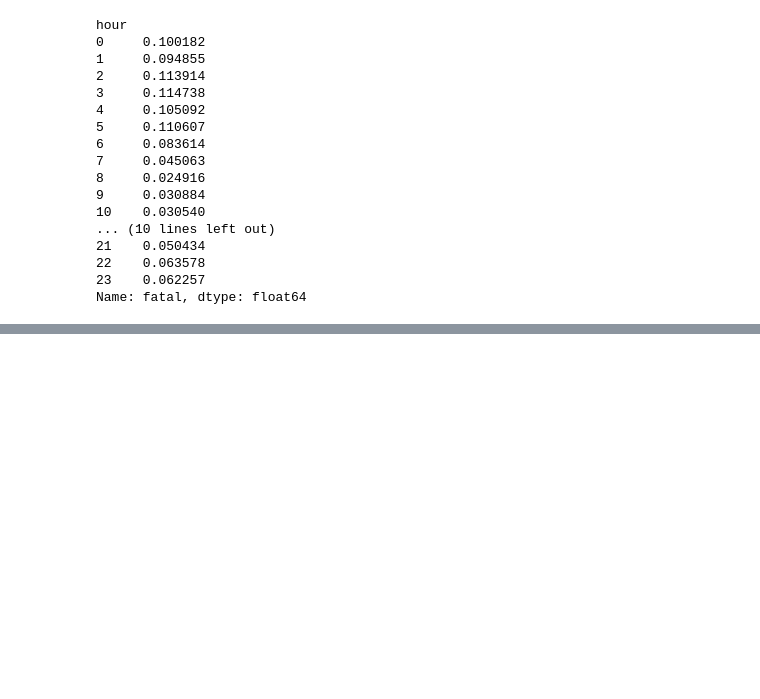
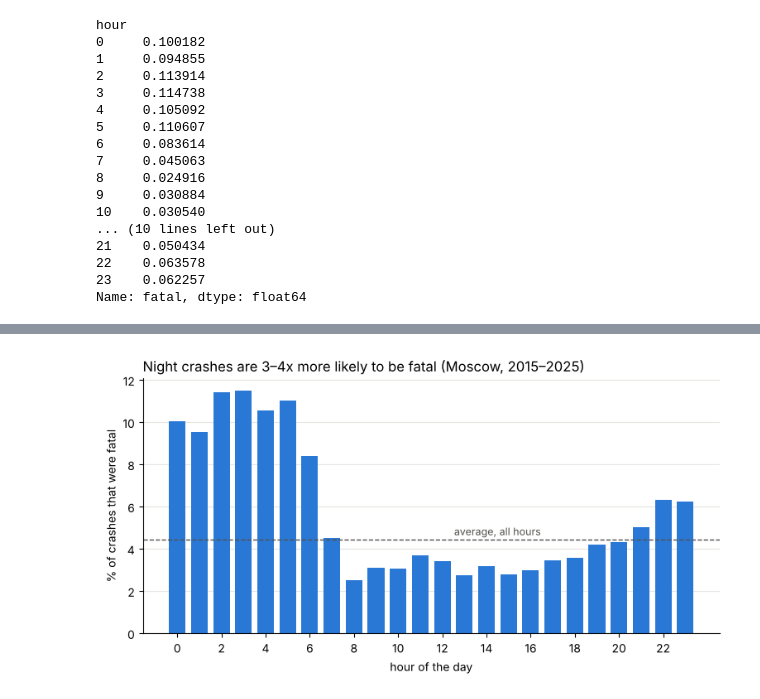
Before and after one commit to arseniyvizgalov/moscow-road-crash-risk, a Jupyter notebook: notebooks/01_explore.ipynb, the cells around one changed output, grey strips where cells are left out. Saved outputs shown, nothing was run; the diff lists cells and outputs as text; code cells hidden in the pictures; blank space fills up the shorter version.

Commit message:
Gradient check, calibration, plots, notebook explanations, privacy fix

```diff
--- a/notebooks/01_explore.ipynb
+++ b/notebooks/01_explore.ipynb
@@ -164,0 +196,23 @@ df.groupby("category")["fatal"].agg(["mean", "count"]).sort_values("mean", ascen
+# %%
+import matplotlib.pyplot as plt
+
+BLUE = "#2a78d6"
+full_years = df[df["datetime"].dt.year <= 2025]   # 2026 has only Jan-Feb, leave it out
+# %%
+by_hour = full_years.groupby("hour")["fatal"].mean() * 100
+
+fig, ax = plt.subplots(figsize=(9, 4))
+ax.bar(by_hour.index, by_hour.values, color=BLUE, width=0.75)
+ax.axhline(full_years["fatal"].mean() * 100, color="#52514e", linestyle="--", linewidth=1)
+ax.text(14.5, full_years["fatal"].mean() * 100 + 0.2, "average, all hours", ha="center", color="#52514e", fontsize=9)
+ax.set_xticks(range(0, 24, 2))
+ax.set_xlabel("hour of the day")
+ax.set_ylabel("% of crashes that were fatal")
+ax.set_title("Night crashes are 3–4x more likely to be fatal (Moscow, 2015–2025)", loc="left")
+ax.spines[["top", "right"]].set_visible(False)
+ax.grid(axis="y", color="#e6e5e0", linewidth=0.8)
+ax.set_axisbelow(True)
+plt.savefig("../plots/fatal_rate_by_hour.png", dpi=150, bbox_inches="tight")
+plt.show()
+# %% [output]
+[figure, added]
```
Also changed, not shown: parts of 15 cells of this notebook, 10 other files.
